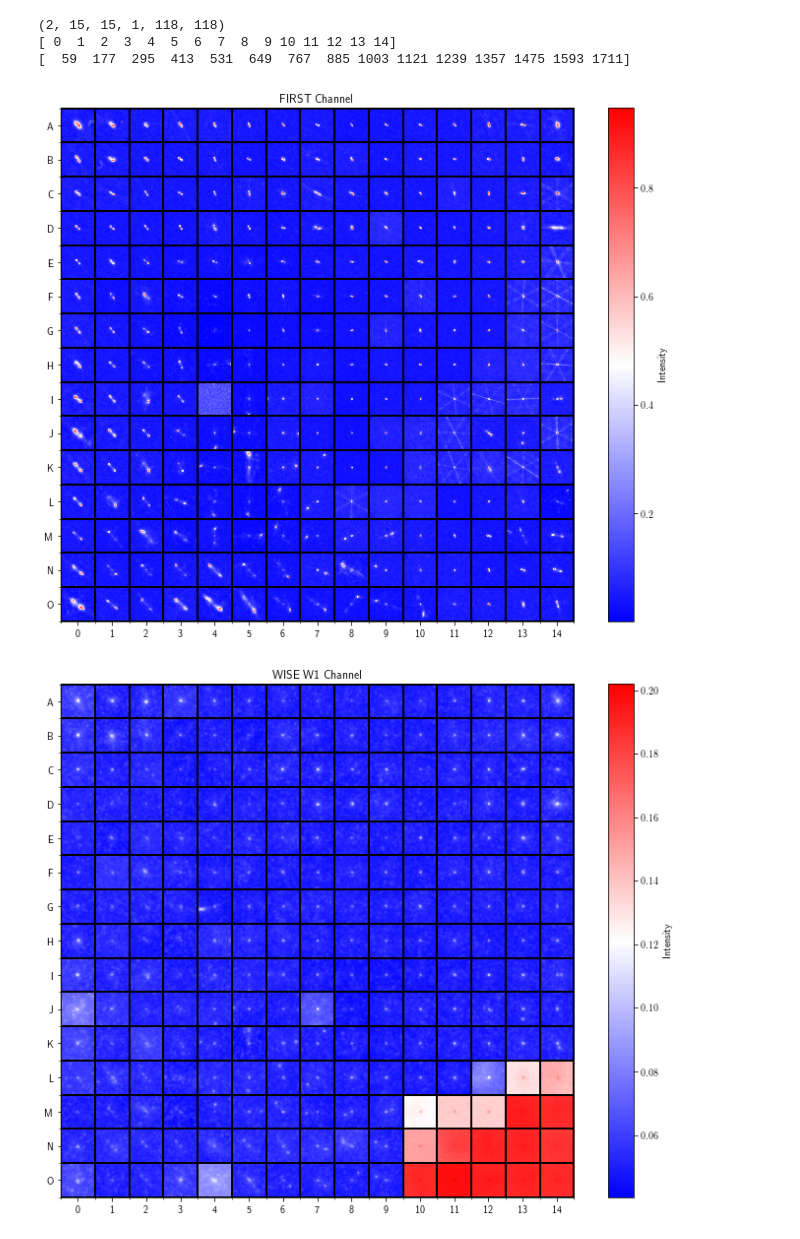
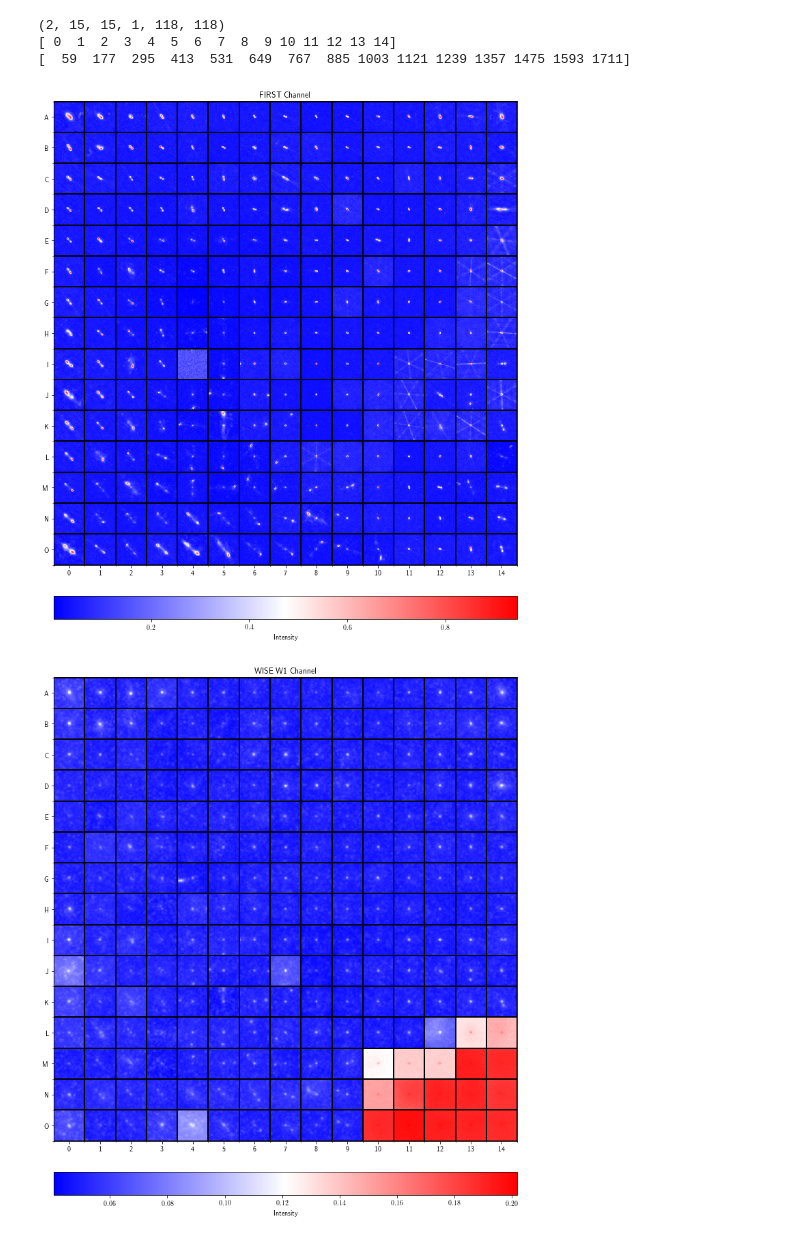
Before and after one commit to tjgalvin/Pink_Experiments, a Jupyter notebook: Notebook/Figure_SOMs.ipynb, the cells around one changed output. Cells and saved outputs as stored; diff of their text form; code cells hidden in the pictures.

```diff
--- a/Notebook/Figure_SOMs.ipynb
+++ b/Notebook/Figure_SOMs.ipynb
@@ -25,32 +25,32 @@ print(x_locs)
 # %%
 chan_1 = som.get_som(channel=0)
 dets = som.file_head
 
 letters = 'ABCDEFGHIJKLMNOPQRSTUVWXYZ'
 x_locs = np.arange(dets[1])
 x_locs *= dets[4]
 x_locs += dets[4]//2
 
-fig, ax = plt.subplots(1,1, figsize=(10,8.))
+fig, ax = plt.subplots(1,1, figsize=(10.,13.))
 chan_1 = np.sqrt(chan_1)
 
 im = ax.imshow(chan_1, cmap='bwr')# cmap='Greys')#, norm=mpl.colors.SymLogNorm(0.03))
 # pu.no_ticks(ax)
 ax.set(title='FIRST Channel')
 ax.set(xticks=x_locs, xticklabels=np.arange(dets[1]))
 ax.set(yticks=x_locs, yticklabels=[letters[i] for i in np.arange(dets[1])])
 
 ax.set_xticks(np.arange(dets[1]+1) * dets[4], minor=True)
 ax.set_yticks(np.arange(dets[1]+1) * dets[4], minor=True)
 
 ax.grid(which='minor', color='black', linestyle='-', linewidth=2)
 
-fig.colorbar(im, label='Intensity')
+fig.colorbar(im, label='Intensity', orientation='horizontal', pad=0.05)
 fig.tight_layout()
 # fig.show()
 fig.savefig('Images/SOM_First_Chan.pdf')
 # %% [output]
-[figure, old version]
+[figure, new version]
 # %%
 chan_1 = som.get_som(channel=1)
 dets = som.file_head
@@ -59,7 +59,7 @@ letters = 'ABCDEFGHIJKLMNOPQRSTUVWXYZ'
 x_locs = np.arange(dets[1])
 x_locs *= dets[4]
 x_locs += dets[4]//2
-fig, ax = plt.subplots(1,1, figsize=(10,8))
+fig, ax = plt.subplots(1,1, figsize=(10.,13.))
 
 chan_1 = np.sqrt(chan_1)
 
@@ -74,9 +74,9 @@ ax.set_yticks(np.arange(dets[1]+1) * dets[4], minor=True)
 
 ax.grid(which='minor', color='black', linestyle='-', linewidth=2)
 
-fig.colorbar(im, label='Intensity')
+fig.colorbar(im, label='Intensity', orientation='horizontal', pad=0.05)
 # fig.show()
 fig.tight_layout()
 fig.savefig('Images/SOM_WISE_Chan.pdf')
 # %% [output]
-[figure, old version]
+[figure, new version]
```
Also changed, not shown: 4 other files.
